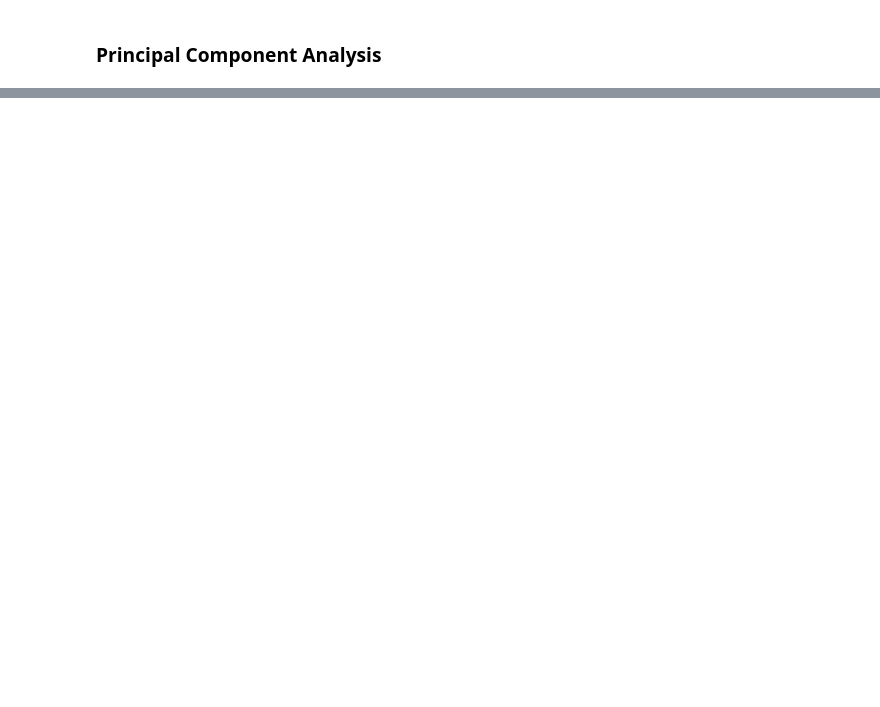
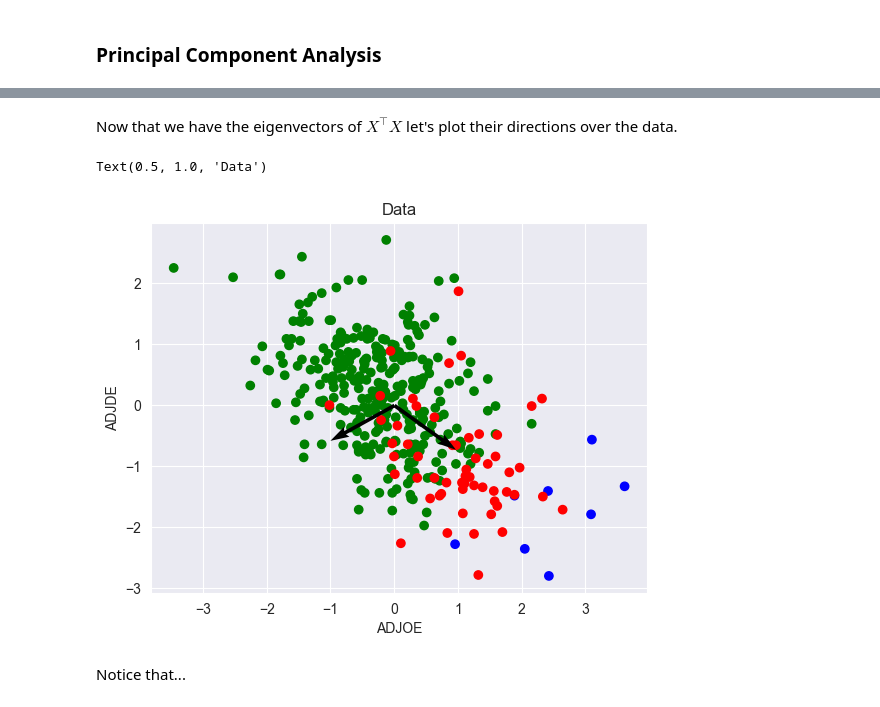
Before and after one commit to peetceenatoo/ncaa-mining, a Jupyter notebook: Scripts/Python/pca.ipynb, the cells around one changed output, grey strips where cells are left out. Drawn from its saved outputs; the diff is of its cells as text; code cells hidden in the pictures; blank space fills up the shorter version.

```diff
--- a/Scripts/Python/pca.ipynb
+++ b/Scripts/Python/pca.ipynb
@@ -205,0 +257,19 @@ for n in range(1,r+1):
+# %% [markdown]
+Now that we have the eigenvectors of $X^\intercal X$ let's plot their directions over the data.
+# %%
+# Scatter plot of data with small points
+plt.scatter(data[:, 0], data[:, 1], c=c)
+
+# Draw the Unit EigenVectors
+plt.quiver(0, 0, vh[0,0], vh[1,0], scale_units='xy', angles='xy', scale=0.5)
+plt.quiver(0, 0, vh[0,1], vh[1,1], scale_units='xy', angles='xy', scale=0.5)
+
+# Set names of the axes and of the plot
+plt.xlabel('ADJOE')
+plt.ylabel('ADJDE')
+plt.title('Data')
+# %% [output]
+Text(0.5, 1.0, 'Data')
+[figure, added]
+# %% [markdown]
+Notice that...
```
Also changed, not shown: parts of 39 cells of this notebook.
